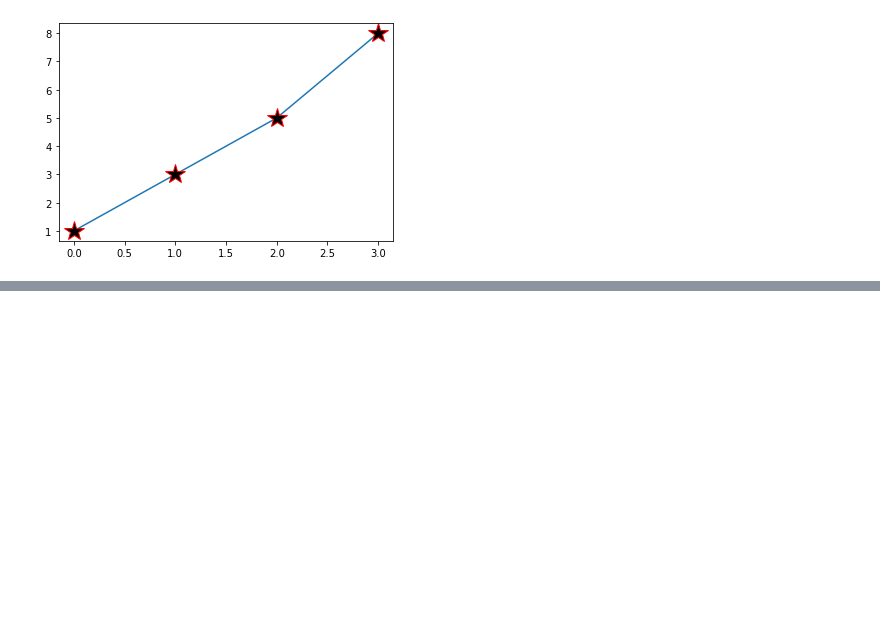
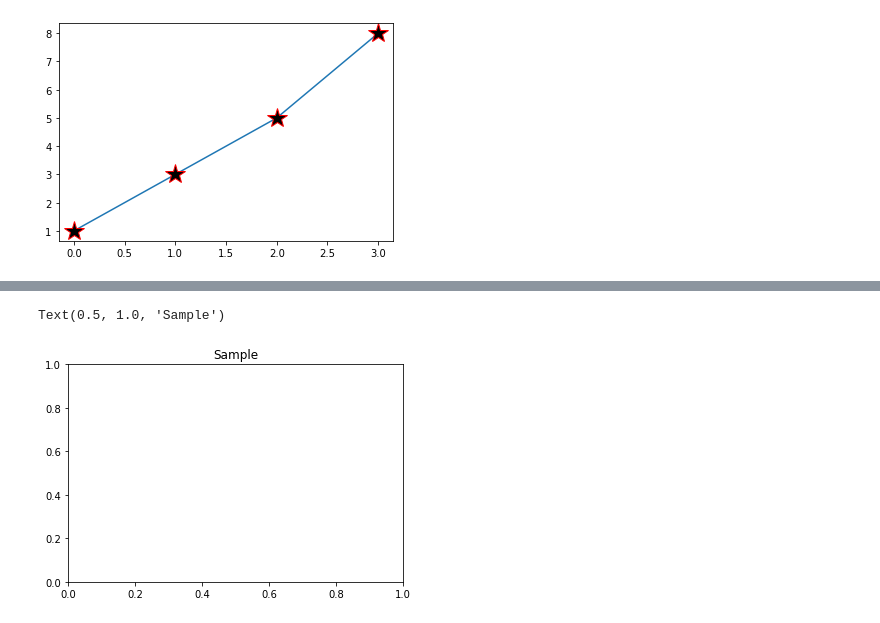
Before and after one commit to kishan01lko/codeeboy, a Jupyter notebook: Welcome_To_Colaboratory.ipynb, the cells around one changed output, grey strips where cells are left out. Drawn from its saved outputs; the diff is of its cells as text; code cells hidden in the pictures; blank space fills up the shorter version.

```diff
--- a/Welcome_To_Colaboratory.ipynb
+++ b/Welcome_To_Colaboratory.ipynb
@@ -226,0 +238,5 @@ plt.plot(x, marker = '*' , mec = 'r', ms = 20 , mfc = 'k' )
+# %%
+plt.title("Sample")
+# %% [output]
+Text(0.5, 1.0, 'Sample')
+[figure, added]
```
Also changed, not shown: parts of 27 cells of this notebook.
